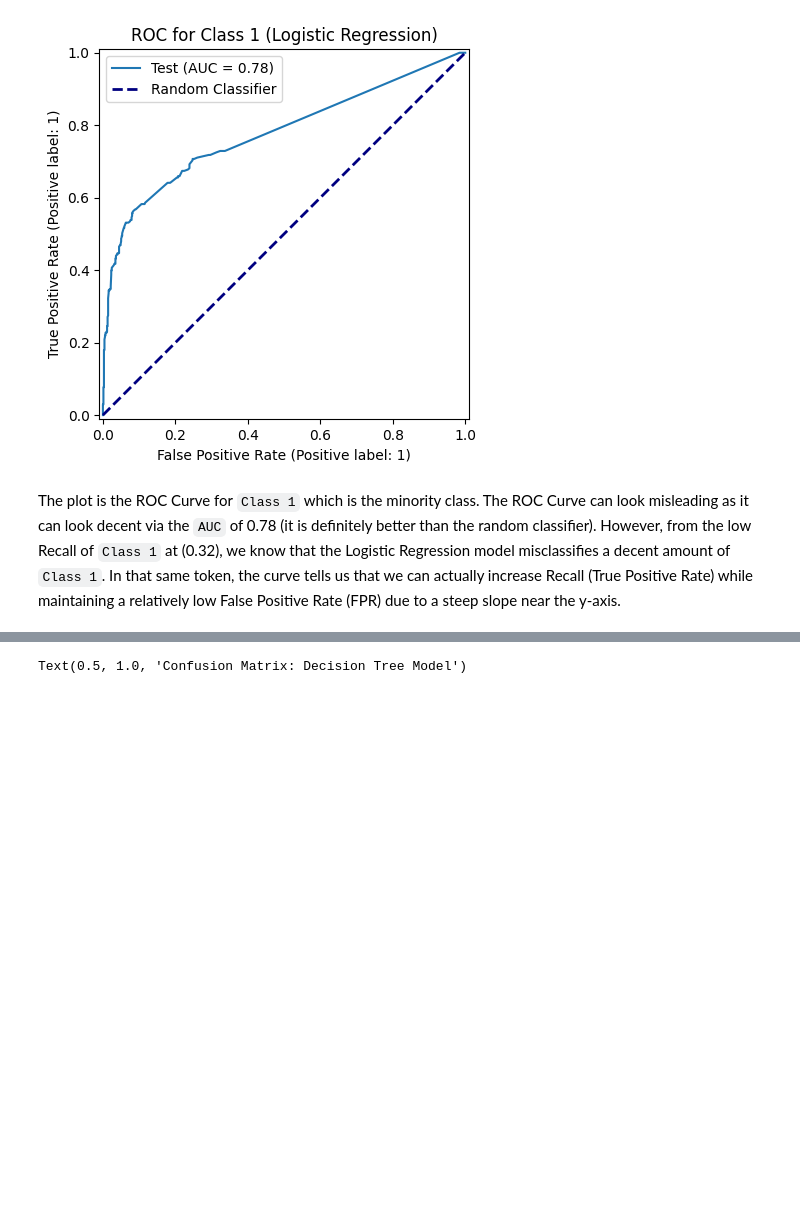
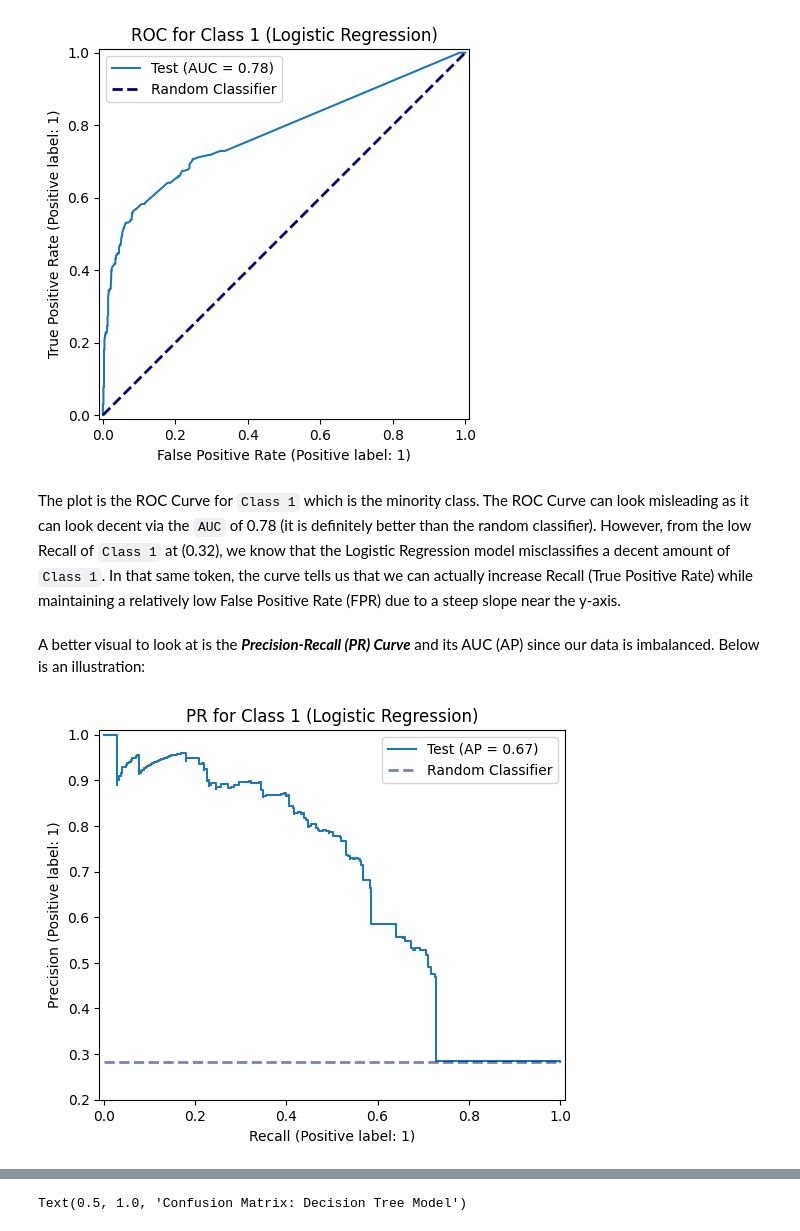
Before and after one commit to jiroamato/Stock-Trend-Prediction-With-NLP, a Jupyter notebook: notebooks/2-NLP-Preprocessing-Modelling.ipynb, the cells around one changed output, grey strips where cells are left out. Drawn from its saved outputs; the diff is of its cells as text; code cells hidden in the pictures; blank space fills up the shorter version.

Commit message:
Added imbalance handling and conclusion

```diff
--- a/notebooks/2-NLP-Preprocessing-Modelling.ipynb
+++ b/notebooks/2-NLP-Preprocessing-Modelling.ipynb
@@ -632,3 +686,20 @@ plt.show()
 [figure]
 # %% [markdown]
 The plot is the ROC Curve for `Class 1` which is the minority class. The ROC Curve can look misleading as it can look decent via the `AUC` of 0.78 (it is definitely better than the random classifier). However, from the low Recall of `Class 1` at (0.32), we know that the Logistic Regression model misclassifies a decent amount of `Class 1`. In that same token, the curve tells us that we can actually increase Recall (True Positive Rate) while maintaining a relatively low False Positive Rate (FPR) due to a steep slope near the y-axis.
+# %% [markdown]
+A better visual to look at is the ***Precision-Recall (PR) Curve*** and its AUC (AP) since our data is imbalanced. Below is an illustration:
+# %%
+from sklearn.metrics import PrecisionRecallDisplay
+
+baseline = (sum(y_test) / len(y_test))
+
+# PR Curve
+fig, ax = plt.subplots()
+PrecisionRecallDisplay.from_estimator(LR, X_test_scaled, y_test, name='Test', pos_label=1, ax=ax)
+plt.plot([0, 1], [baseline, baseline], alpha=0.5, color='navy', lw=2, ls='--', label='Random Classifier')
+plt.ylim(bottom=0.2)
+plt.legend()
+plt.title('PR for Class 1 (Logistic Regression)')
+plt.show()
+# %% [output]
+[figure, added]
```
Also changed, not shown: parts of 128 cells of this notebook.
